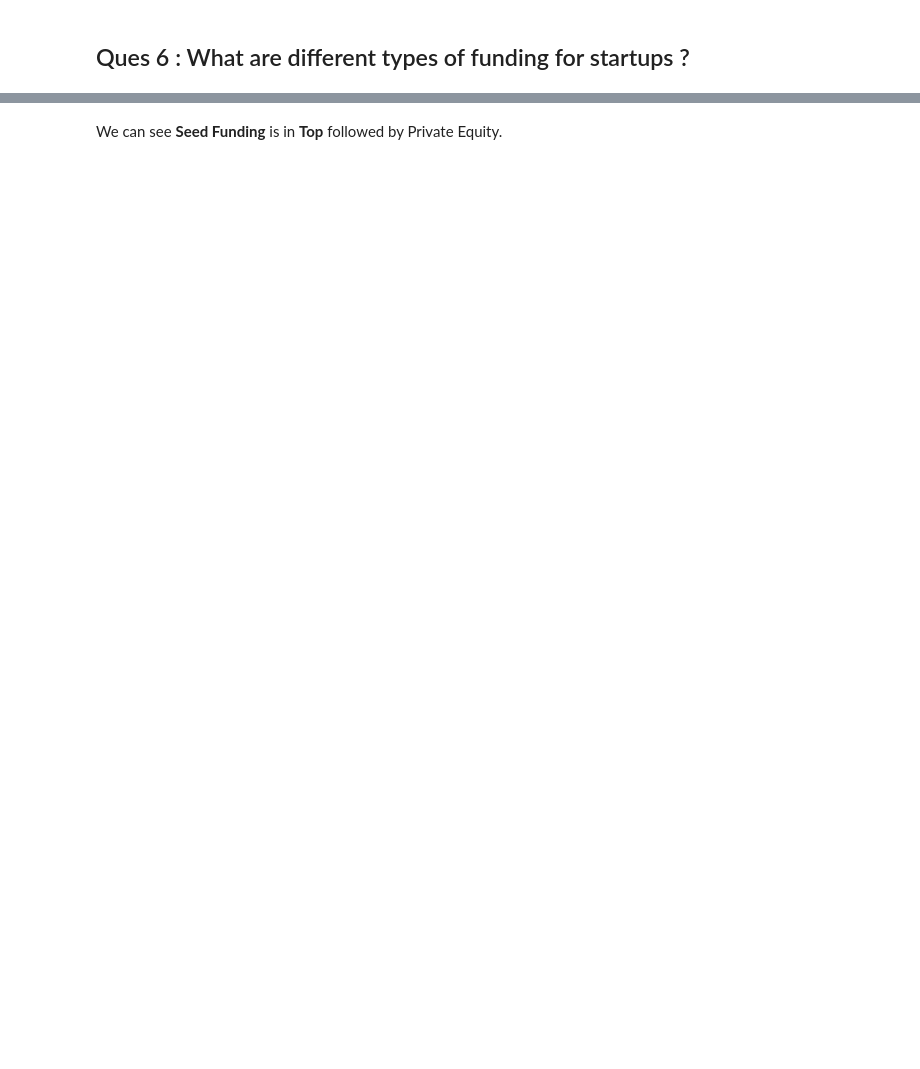
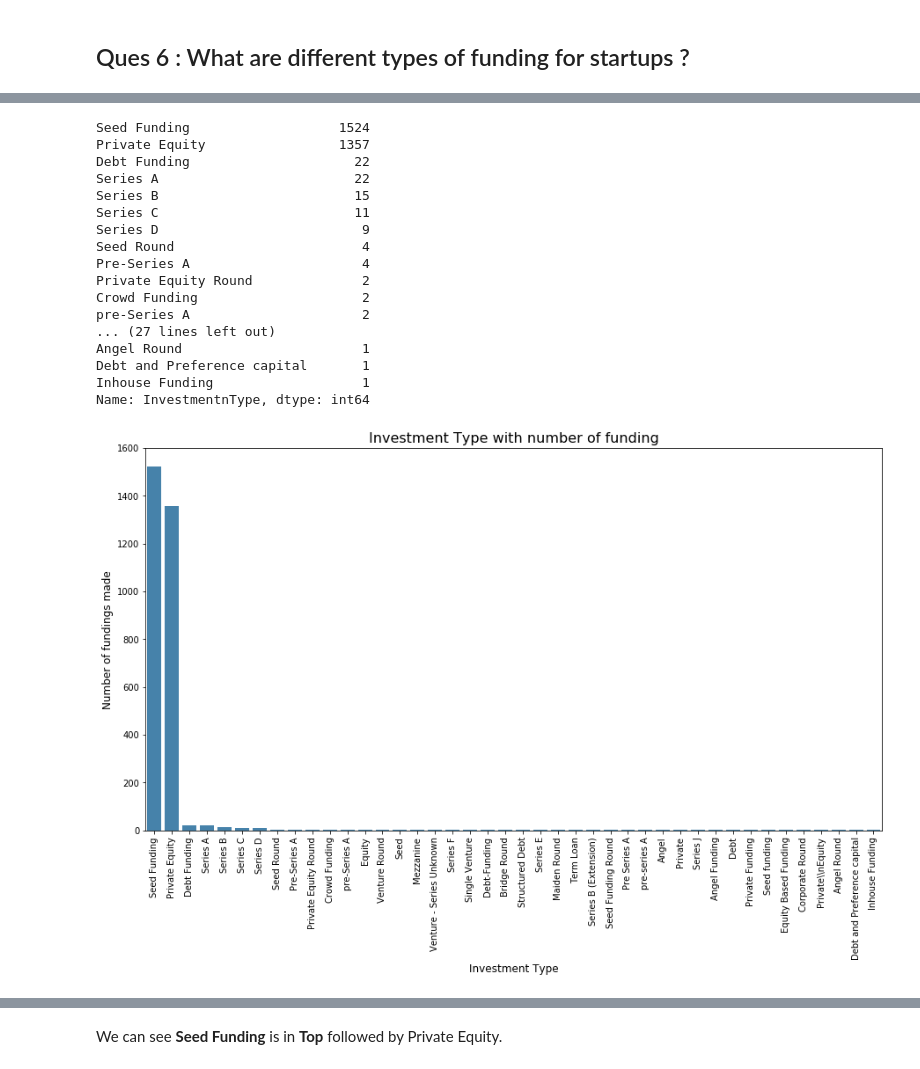
Before and after one commit to jimitmistry/Startups-of-India-Insights, a Jupyter notebook: Top Funding Startups in India.ipynb, the cells around one changed output, grey strips where cells are left out. Drawn from its saved outputs; the diff is of its cells as text; code cells hidden in the pictures; blank space fills up the shorter version.

```diff
--- a/Top Funding Startups in India.ipynb
+++ b/Top Funding Startups in India.ipynb
@@ -266,15 +408,42 @@ print(investment)
-# %%
-funding_data['InvestmentType'][funding_data['InvestmentType'] == 'SeedFunding'] = 'Seed Funding'
-funding_data['InvestmentType'][funding_data['InvestmentType'] == 'Crowd funding'] = 'Crowd Funding'
-funding_data['InvestmentType'][funding_data['InvestmentType'] == 'PrivateEquity'] = 'Private Equity'
+# %%
+funding_data['InvestmentnType'][funding_data['InvestmentnType'] == 'SeedFunding'] = 'Seed Funding'
+funding_data['InvestmentnType'][funding_data['InvestmentnType'] == 'Seed/ Angel Funding'] = 'Seed Funding'
+funding_data['InvestmentnType'][funding_data['InvestmentnType'] == 'Seed / Angel Funding'] = 'Seed Funding'
+funding_data['InvestmentnType'][funding_data['InvestmentnType'] == 'Seed\\\\nFunding'] = 'Seed Funding'
+funding_data['InvestmentnType'][funding_data['InvestmentnType'] == 'Seed/Angel Funding'] = 'Seed Funding'
+funding_data['InvestmentnType'][funding_data['InvestmentnType'] == 'Angel / Seed Funding'] = 'Seed Funding'
+funding_data['InvestmentnType'][funding_data['InvestmentnType'] == 'Seed / Angle Funding'] = 'Seed Funding'
+funding_data['InvestmentnType'][funding_data['InvestmentnType'] == 'Private\\\\\\\\nEquity'] = 'Private Equity'
+
+funding_data['InvestmentnType'][funding_data['InvestmentnType'] == 'Crowd funding'] = 'Crowd Funding'
+funding_data['InvestmentnType'][funding_data['InvestmentnType'] == 'PrivateEquity'] = 'Private Equity'
 # %%
-investment = funding_data['InvestmentType'].value_counts()
+investment = funding_data['InvestmentnType'].value_counts()
 print(investment)
 plt.figure(figsize=(15,8))
 sns.barplot(investment.index, investment.values, alpha=0.9, color=color[0])
 plt.xticks(rotation='vertical')
 plt.xlabel('Investment Type', fontsize=12)
 plt.ylabel('Number of fundings made', fontsize=12)
 plt.title("Investment Type with number of funding", fontsize=16)
 plt.show()
+# %% [output]
+Seed Funding                   1524
+Private Equity                 1357
+Debt Funding                     22
+Series A                         22
+Series B                         15
+Series C                         11
+Series D                          9
+Seed Round                        4
+Pre-Series A                      4
+Private Equity Round              2
+Crowd Funding                     2
+pre-Series A                      2
+... (27 lines left out)
+Angel Round                       1
+Debt and Preference capital       1
+Inhouse Funding                   1
+Name: InvestmentnType, dtype: int64
+[figure, added]
 # %%
```
Also changed, not shown: parts of 44 cells of this notebook.
